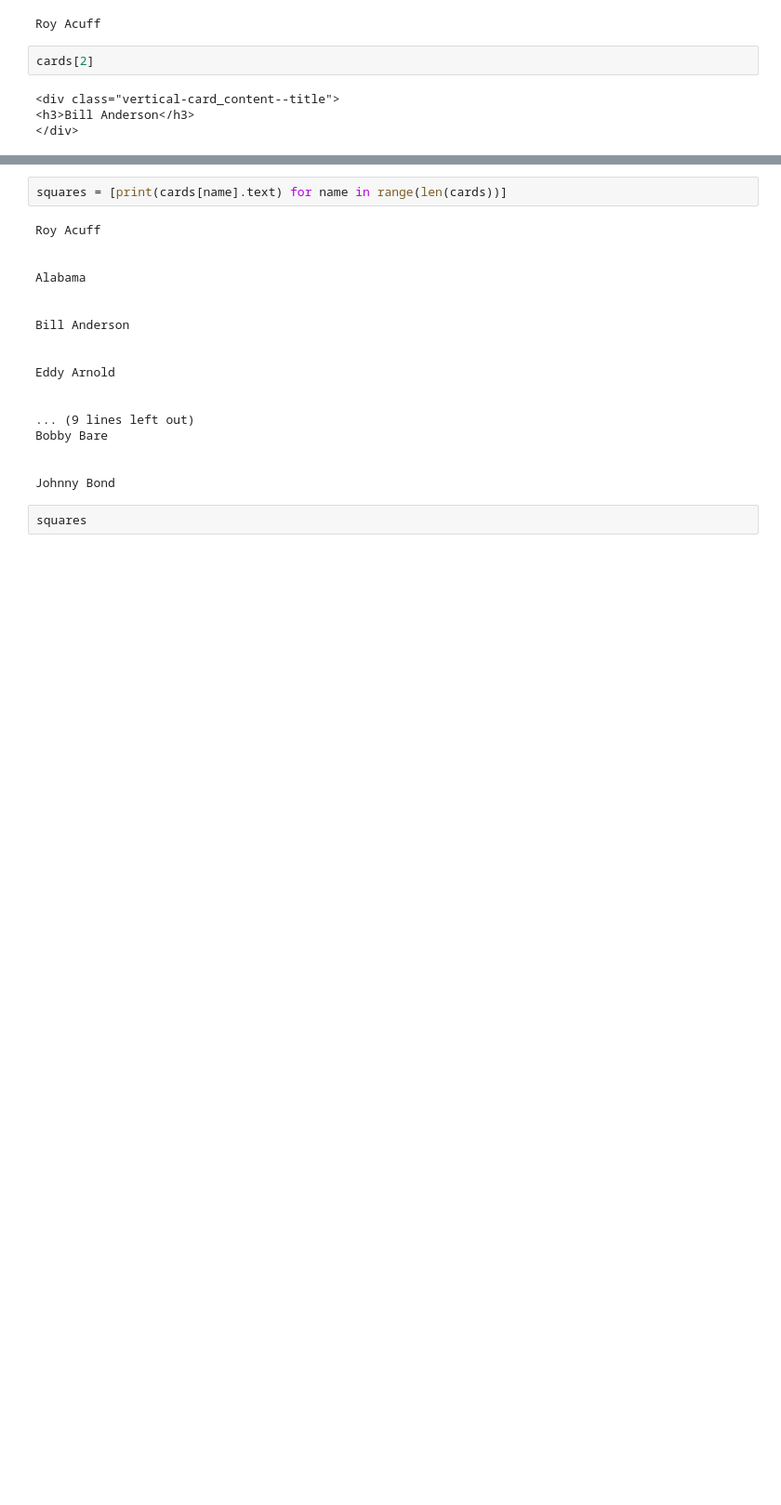
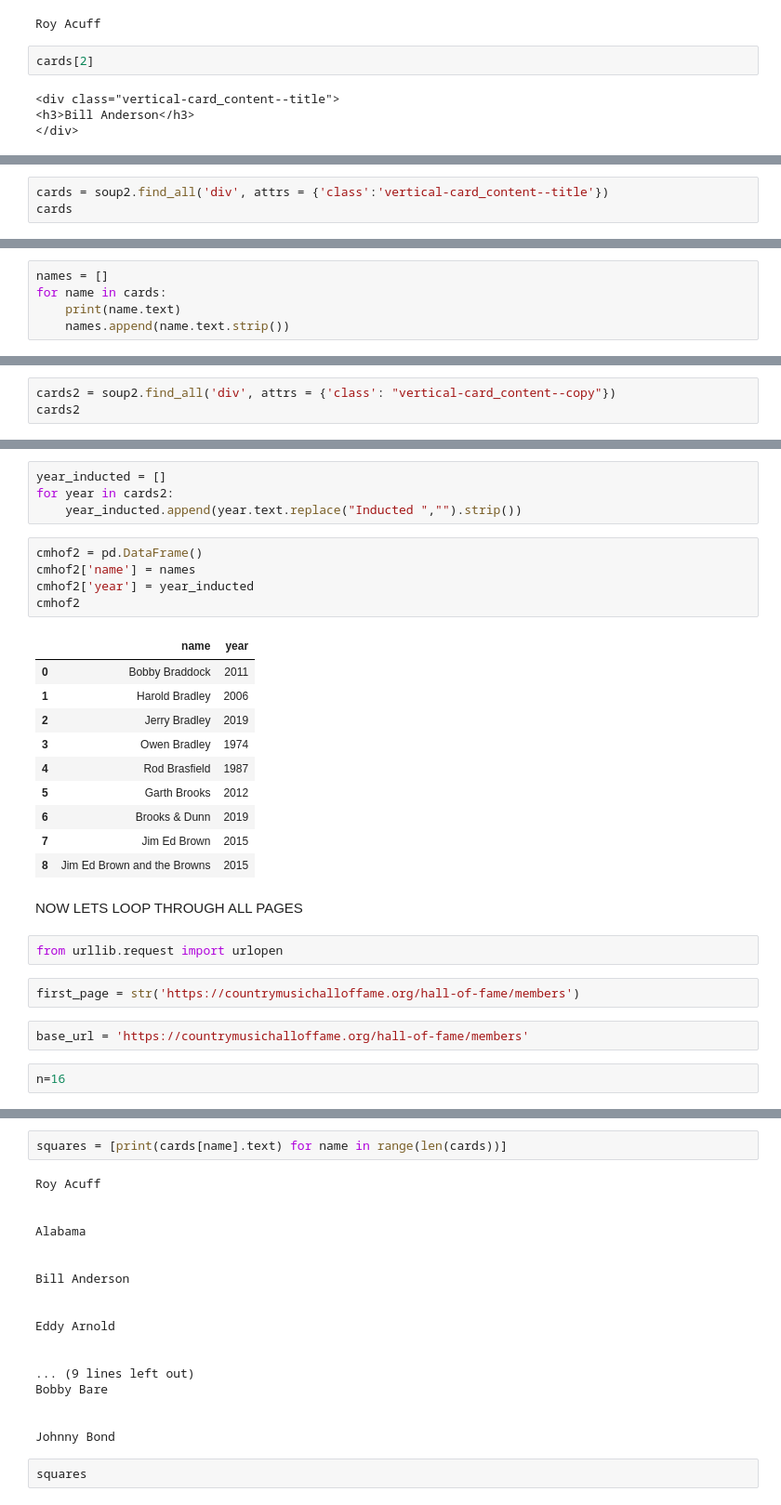
Before and after one commit to Jmiah789/web-scraping-country-music-hof-Jmiah789, a Jupyter notebook: 1_cmhof.ipynb, the cells around one changed output, grey strips where cells are left out. Shown at 93% size. Saved outputs shown, nothing was run; the diff lists cells and outputs as text; blank space fills up the shorter version.

```diff
--- a/1_cmhof.ipynb
+++ b/1_cmhof.ipynb
@@ -96,0 +165,3 @@ Johnny Bond
+# %%
+cards = soup2.find_all('div', attrs = {'class':'vertical-card_content--title'})
+cards
@@ -96,0 +186,5 @@ Johnny Bond
+# %%
+names = []
+for name in cards:
+    print(name.text)
+    names.append(name.text.strip())
@@ -96,0 +209,3 @@ Johnny Bond
+# %%
+cards2 = soup2.find_all('div', attrs = {'class': "vertical-card_content--copy"})
+cards2
@@ -96,0 +230,30 @@ Johnny Bond
+# %%
+year_inducted = []
+for year in cards2:
+    year_inducted.append(year.text.replace("Inducted ","").strip())
+# %%
+cmhof2 = pd.DataFrame()
+cmhof2['name'] = names
+cmhof2['year'] = year_inducted
+cmhof2
+# %% [output]
+|  | name | year |
+| 0 | Bobby Braddock | 2011 |
+| 1 | Harold Bradley | 2006 |
+| 2 | Jerry Bradley | 2019 |
+| 3 | Owen Bradley | 1974 |
+| 4 | Rod Brasfield | 1987 |
+| 5 | Garth Brooks | 2012 |
+| 6 | Brooks & Dunn | 2019 |
+| 7 | Jim Ed Brown | 2015 |
+| 8 | Jim Ed Brown and the Browns | 2015 |
+# %% [markdown]
+NOW LETS LOOP THROUGH ALL PAGES
+# %%
+from urllib.request import urlopen
+# %%
+first_page = str('https://countrymusichalloffame.org/hall-of-fame/members')
+# %%
+base_url = 'https://countrymusichalloffame.org/hall-of-fame/members'
+# %%
+n=16
```
Also changed, not shown: parts of 29 cells of this notebook.
